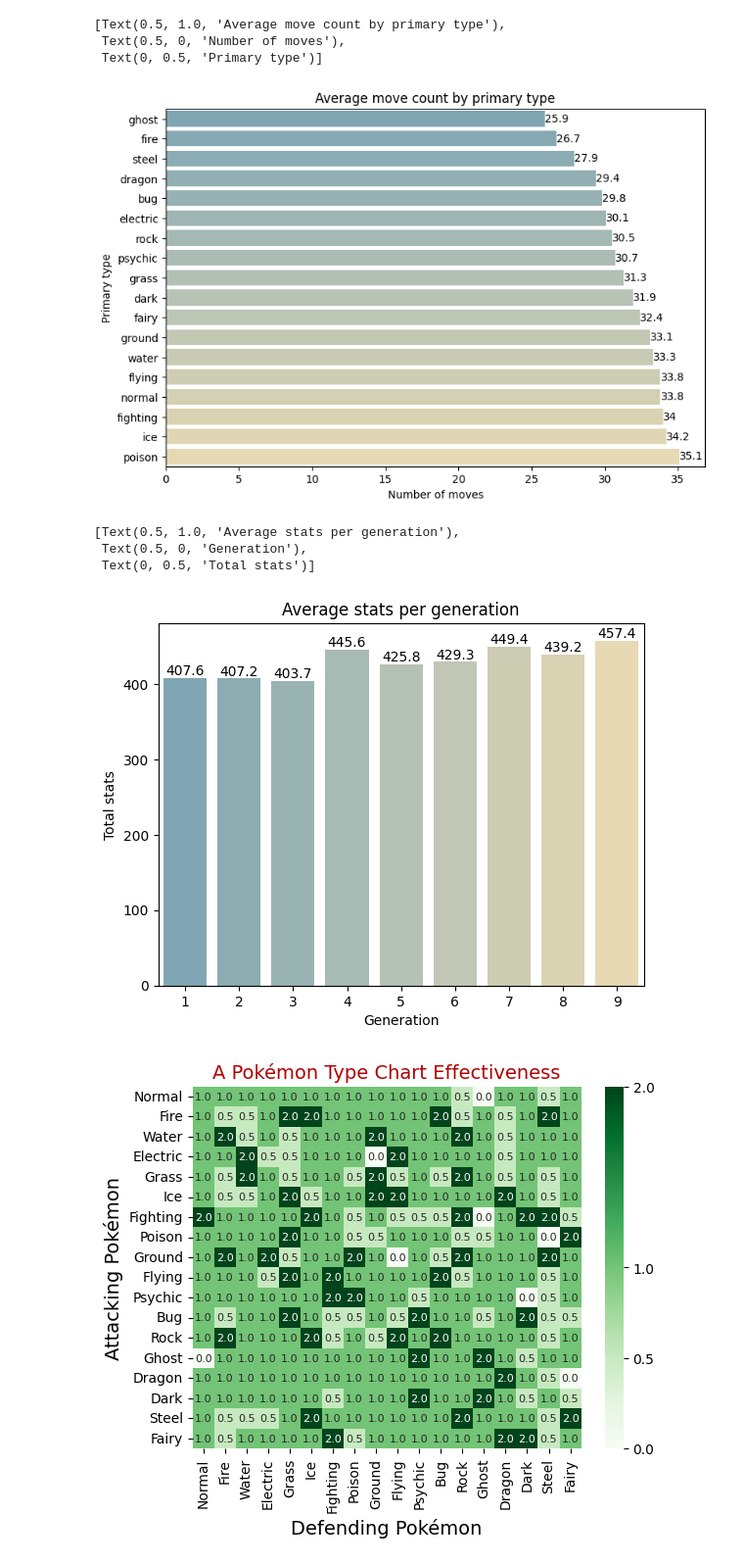
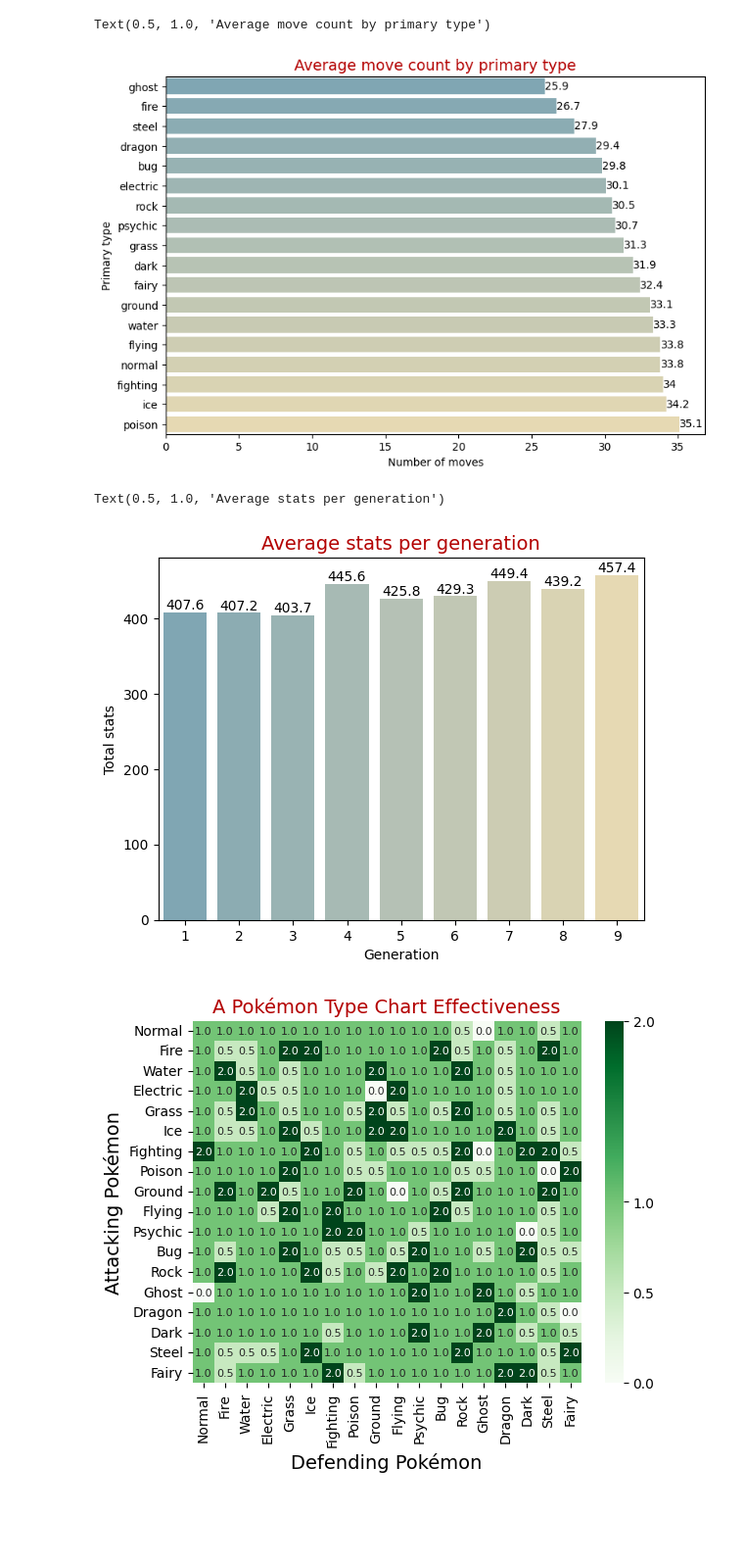
Before and after one commit to Gadomskyy/pokemon-data-analyzer, a Jupyter notebook: charts.ipynb, the cells around one changed output. Shown at 98% size. Drawn from its saved outputs; the diff is of its cells as text; code cells hidden in the pictures; blank space fills up the shorter version.

```diff
--- a/charts.ipynb
+++ b/charts.ipynb
@@ -78,31 +79,27 @@ plt.figure(figsize=(9, 6))
 ax = sns.barplot(data = move_df, y="primary_type", x="moves_count", palette='blend:#7AB,#EDA',
                  errorbar=('ci', 0), estimator=lambda x: round(np.mean(x), 1), order=result['primary_type'])
 ax.bar_label(ax.containers[0])
-ax.set(title = "Average move count by primary type",
-      xlabel = "Number of moves",
+ax.set(xlabel = "Number of moves",
       ylabel = "Primary type")
+plt.title("Average move count by primary type", size=14, color="#b30000")
 # %% [output]
-[Text(0.5, 1.0, 'Average move count by primary type'),
- Text(0.5, 0, 'Number of moves'),
- Text(0, 0.5, 'Primary type')]
+Text(0.5, 1.0, 'Average move count by primary type')
-[figure, old version]
+[figure, new version]
 # %%
 #Average stats per generation
 # %%
 stats_df = df.copy()
 stats_df['total_stats'] = stats_df['hp'] + stats_df['attack'] + stats_df['defense'] + stats_df['special_attack'] + stats_df['special_defense'] + stats_df['speed']
 
 ax = sns.barplot(x="generation", y="total_stats", data=stats_df,
                  estimator=lambda x: round(np.mean(x), 1), errorbar=('ci', 0), palette="blend:#7AB,#EDA")
 ax.bar_label(ax.containers[0])
-ax.set(title = "Average stats per generation",
-      xlabel = "Generation",
+ax.set(xlabel = "Generation",
       ylabel = "Total stats")
+plt.title("Average stats per generation", size=14, color="#b30000")
 # %% [output]
-[Text(0.5, 1.0, 'Average stats per generation'),
- Text(0.5, 0, 'Generation'),
- Text(0, 0.5, 'Total stats')]
+Text(0.5, 1.0, 'Average stats per generation')
-[figure, old version]
+[figure, new version]
 # %%
 #Type effectiveness heatmap
 # %%
```
Also changed, not shown: parts of 5 cells of this notebook.
